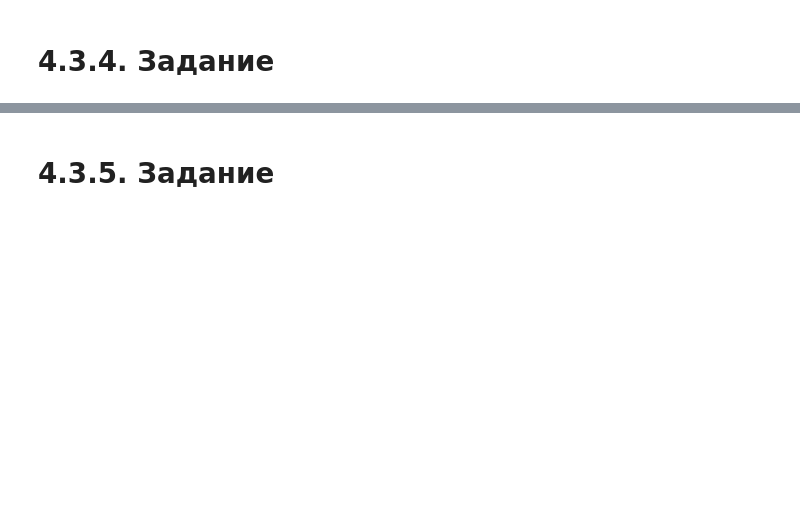
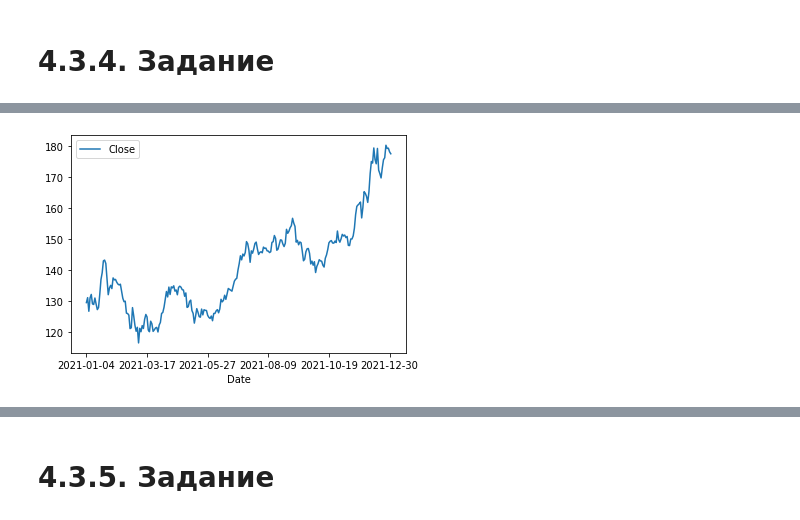
Before and after one commit to Kirill010/RTU-MIREA, a Jupyter notebook: 1 курс/2 семестр/Искусственный интеллект/рабочая тетрадь 1 файлы/Kim_K_Workbook1.ipynb, the cells around one changed output, grey strips where cells are left out. Saved outputs shown, nothing was run; the diff lists cells and outputs as text; code cells hidden in the pictures; blank space fills up the shorter version.

```diff
--- a/1 курс/2 семестр/Искусственный интеллект/рабочая тетрадь 1 файлы/Kim_K_Workbook1.ipynb
+++ b/1 курс/2 семестр/Искусственный интеллект/рабочая тетрадь 1 файлы/Kim_K_Workbook1.ipynb
@@ -224,0 +345,11 @@ plt.scatter(marks, data)
+# %%
+import pandas as pd
+import matplotlib.pyplot as plt
+%matplotlib inline
+
+df = pd.read_csv('AAPL.csv', delimiter=',')
+
+df.plot(x="Date", y="Close")
+plt.show()
+# %% [output]
+[figure, added]
```
Also changed, not shown: parts of 36 cells of this notebook.
